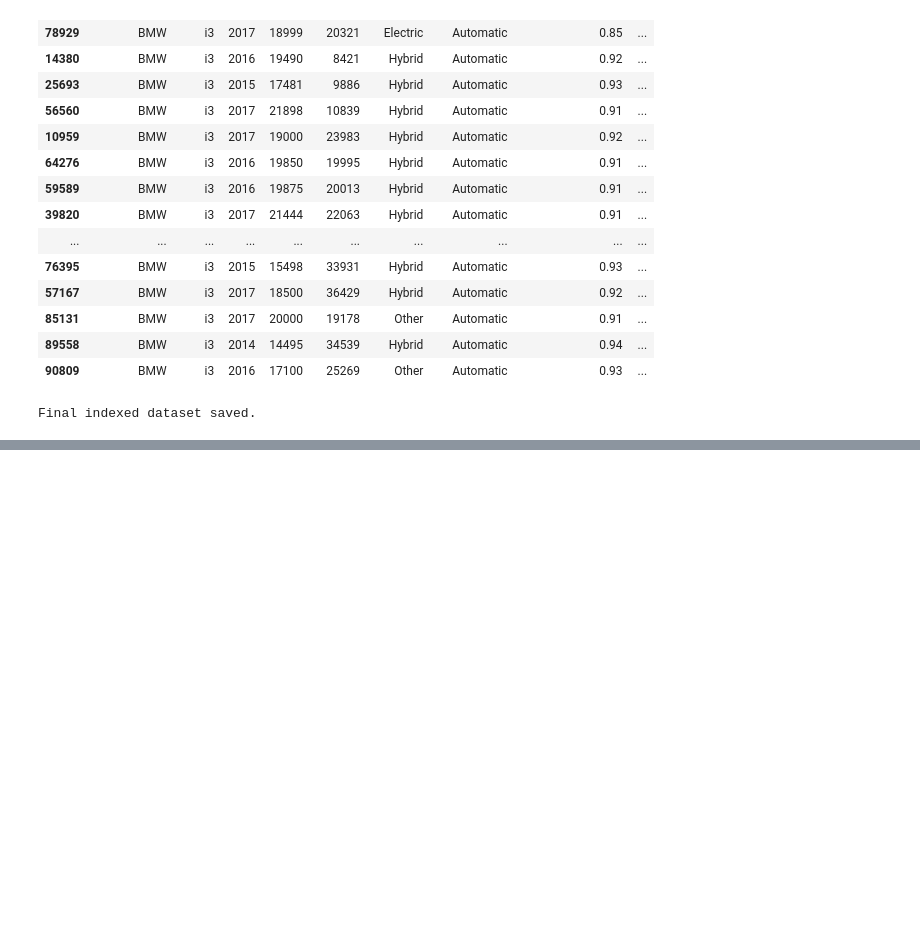
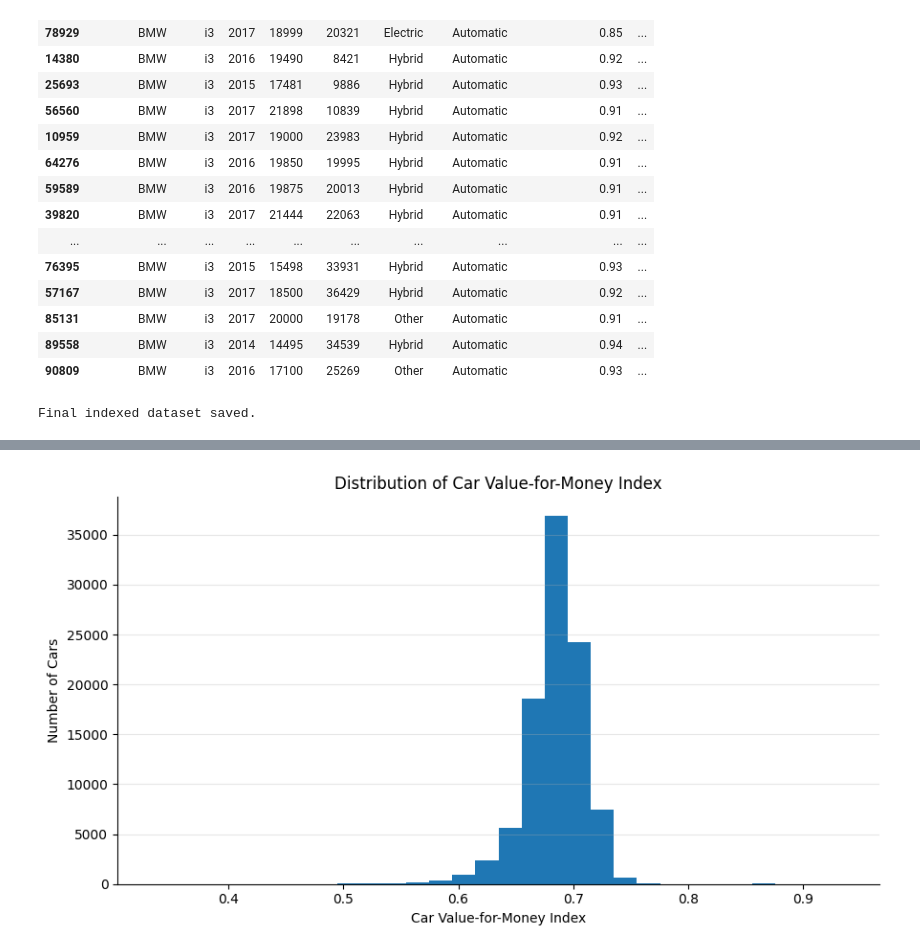
Before and after one commit to TXTEck/DAV_CA1, a Jupyter notebook: notebooks/car_price_analysis.ipynb, the cells around one changed output, grey strips where cells are left out. Cells and saved outputs as stored; diff of their text form; code cells hidden in the pictures; blank space fills up the shorter version.

```diff
--- a/notebooks/car_price_analysis.ipynb
+++ b/notebooks/car_price_analysis.ipynb
@@ -1285,0 +1359,16 @@ Final indexed dataset saved.
+# %%
+plt.figure(figsize=(9, 5))
+plt.hist(cars["car_value_index"], bins=30)
+plt.xlabel("Car Value-for-Money Index")
+plt.ylabel("Number of Cars")
+plt.title("Distribution of Car Value-for-Money Index")
+
+plt.grid(axis="y", alpha=0.3)
+plt.gca().spines["top"].set_visible(False)
+plt.gca().spines["right"].set_visible(False)
+
+plt.tight_layout()
+plt.savefig("../images/value_index_distribution.png", dpi=300, bbox_inches="tight")
+plt.show()
+# %% [output]
+[figure, added]
```
Also changed, not shown: parts of 6 cells of this notebook, 6 other files.
